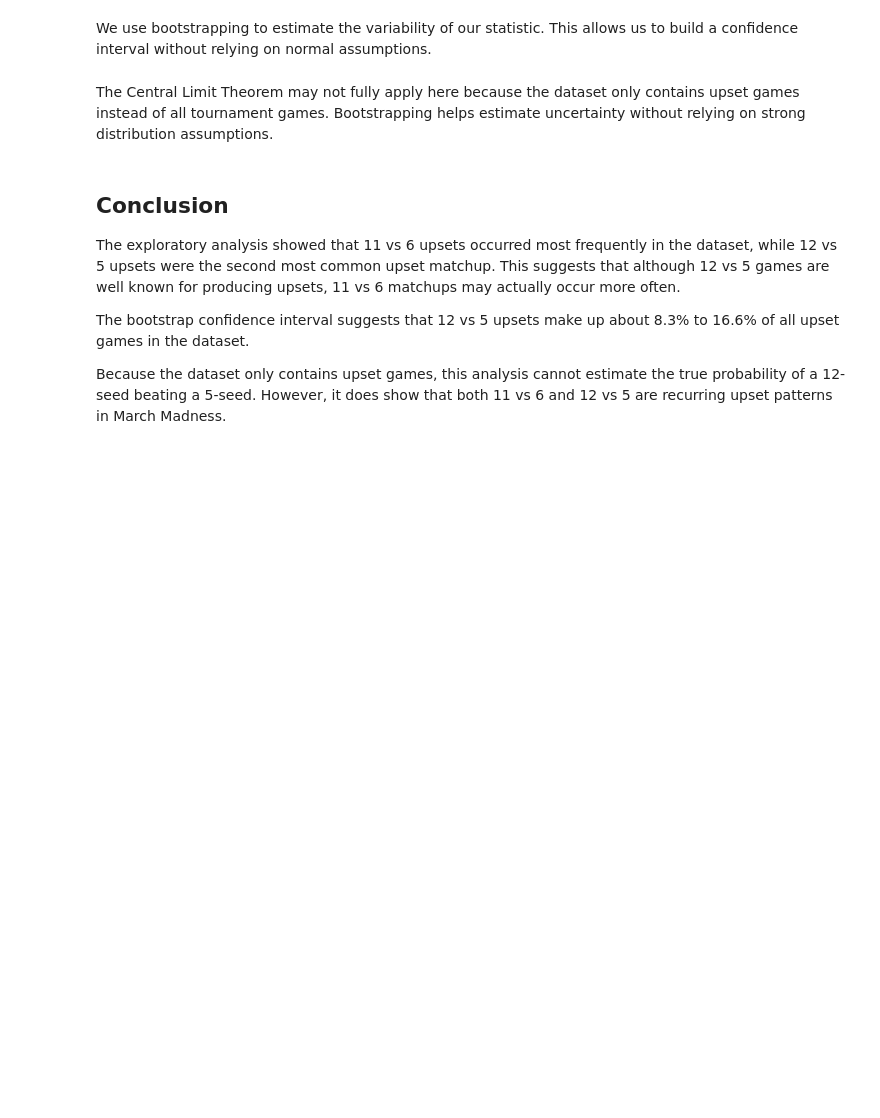
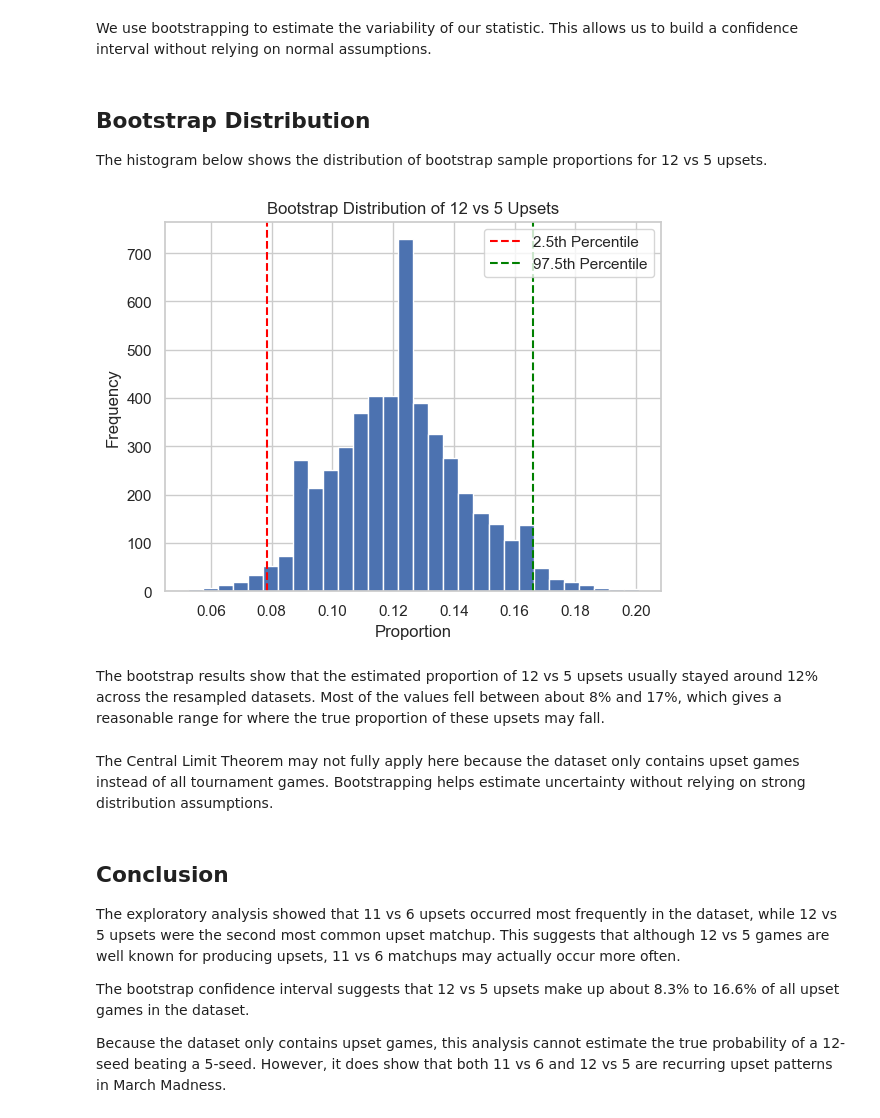
Before and after one commit to OujBrandon/march-madness-upset-analysis-UST-631, a Jupyter notebook: MM_analysis.ipynb, the cells around one changed output. Cells and saved outputs as stored; diff of their text form; code cells hidden in the pictures; blank space fills up the shorter version.

```diff
--- a/MM_analysis.ipynb
+++ b/MM_analysis.ipynb
@@ -209,5 +209,35 @@ array([0.08296943, 0.16593886])
 # %% [markdown]
 We use bootstrapping to estimate the variability of our statistic. This allows us to build a confidence interval without relying on normal assumptions.
+# %% [markdown]
+## Bootstrap Distribution
+
+The histogram below shows the distribution of bootstrap sample proportions for 12 vs 5 upsets.
+# %%
+import matplotlib.pyplot as plt
+
+plt.hist(boot_stats, bins=30)
+
+plt.axvline(np.percentile(boot_stats, 2.5),
+            color='red',
+            linestyle='--',
+            label='2.5th Percentile')
+
+plt.axvline(np.percentile(boot_stats, 97.5),
+            color='green',
+            linestyle='--',
+            label='97.5th Percentile')
+
+plt.title("Bootstrap Distribution of 12 vs 5 Upsets")
+plt.xlabel("Proportion")
+plt.ylabel("Frequency")
+
+plt.legend()
+
+plt.show()
+# %% [output]
+[figure, added]
+# %% [markdown]
+The bootstrap results show that the estimated proportion of 12 vs 5 upsets usually stayed around 12% across the resampled datasets. Most of the values fell between about 8% and 17%, which gives a reasonable range for where the true proportion of these upsets may fall.
 # %% [markdown]
 The Central Limit Theorem may not fully apply here because the dataset only contains upset games instead of all tournament games. Bootstrapping helps estimate uncertainty without relying on strong distribution assumptions.
 # %% [markdown]
```
Also changed, not shown: parts of 2 cells of this notebook.
